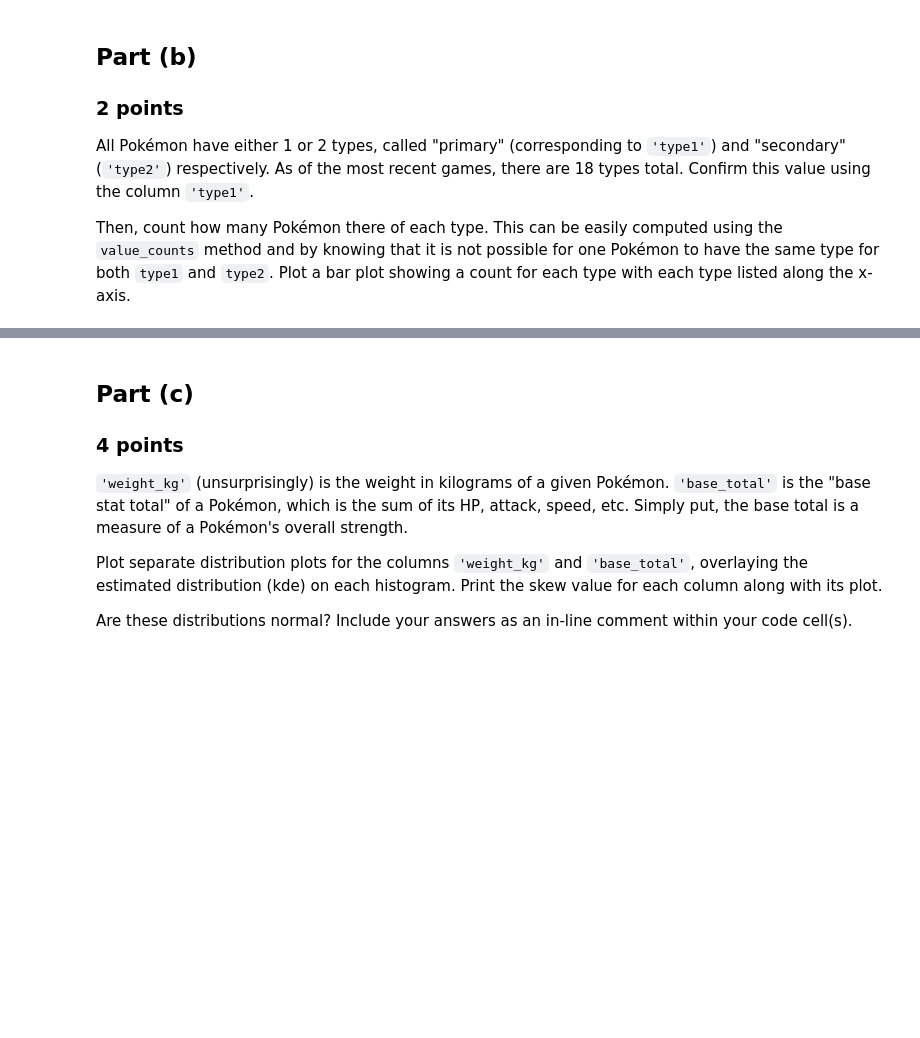
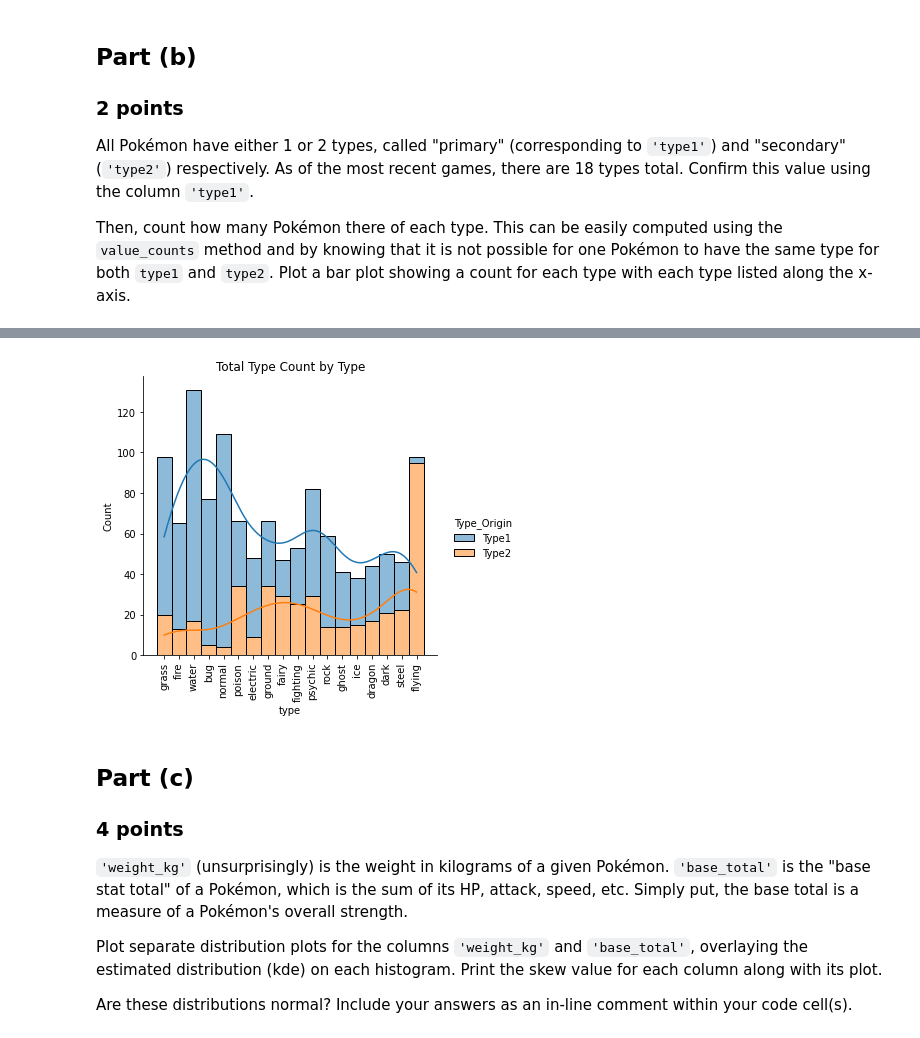
Before and after one commit to DuncanFerguson/GITHUB_REPOSITORY, a Jupyter notebook: DU_MSDS/Data Science Tools 1/Assignment_6/Duncan_Ferguson_Assignment _6 _Inferential_Statistics.ipynb, the cells around one changed output, grey strips where cells are left out. Saved outputs shown, nothing was run; the diff lists cells and outputs as text; code cells hidden in the pictures; blank space fills up the shorter version.

```diff
--- a/DU_MSDS/Data Science Tools 1/Assignment_6/Duncan_Ferguson_Assignment _6 _Inferential_Statistics.ipynb
+++ b/DU_MSDS/Data Science Tools 1/Assignment_6/Duncan_Ferguson_Assignment _6 _Inferential_Statistics.ipynb
@@ -47,3 +160,10 @@ Then, count how many Pokémon there of each type. This can be easily computed us
+# %%
+plot = sns.displot(data=df_comp, x='type', hue='Type_Origin', multiple='stack',kde=True)
+plot.set_xticklabels(rotation=90)
+plot.tight_layout()
+plt.title("Total Type Count by Type");
+# %% [output]
+[figure, added]
 # %% [markdown]
 ## Part (c)
 ### 4 points
```
Also changed, not shown: parts of 14 cells of this notebook.
